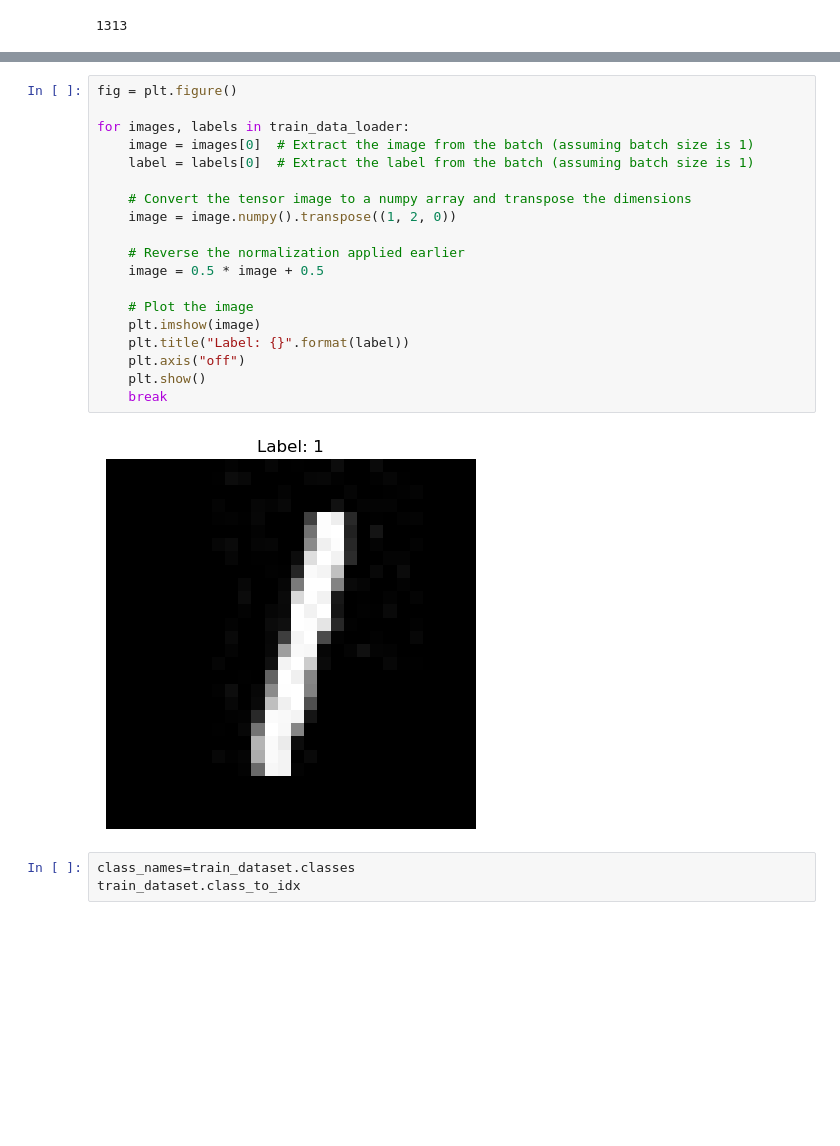
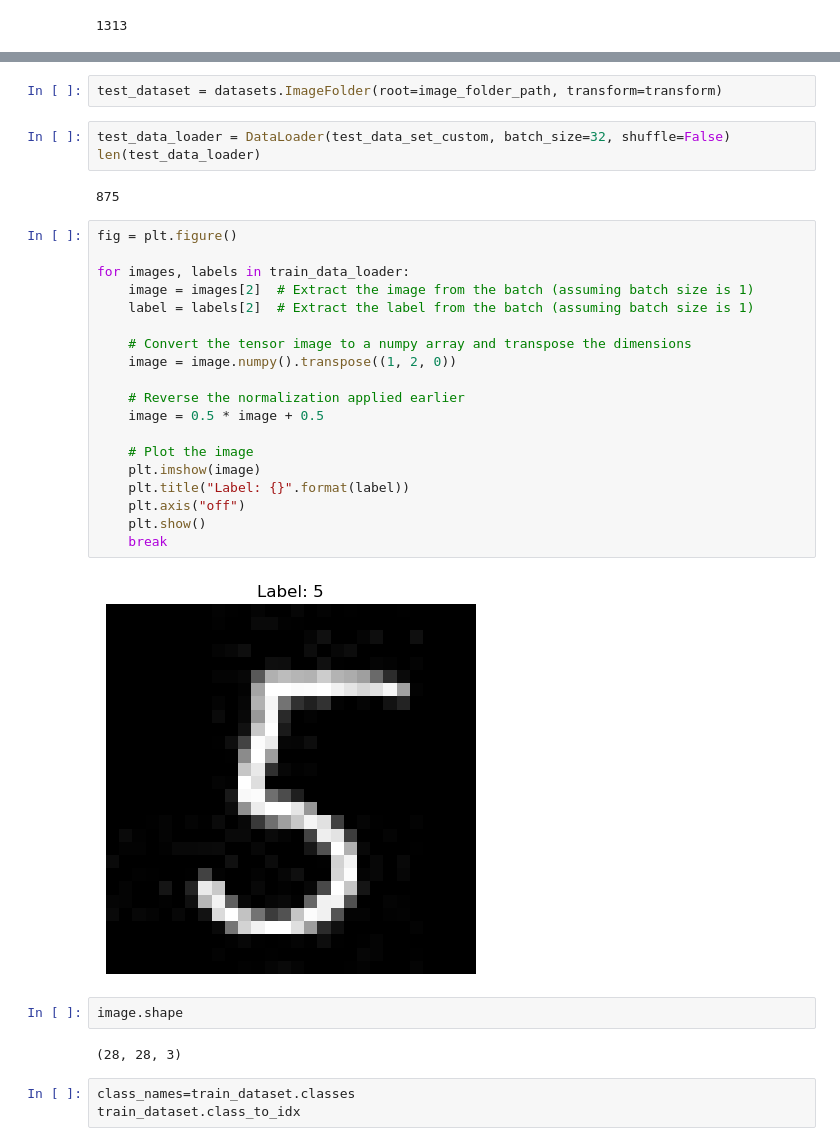
Before and after one commit to Hemanth-Thaluru/kaggle_competitions, a Jupyter notebook: Digit_Recogniser/mnist_pytorch.ipynb, the cells around one changed output, grey strips where cells are left out. Drawn from its saved outputs; the diff is of its cells as text; blank space fills up the shorter version.

Commit message:
trying to add test case for mnist

```diff
--- a/Digit_Recogniser/mnist_pytorch.ipynb
+++ b/Digit_Recogniser/mnist_pytorch.ipynb
@@ -35,24 +37,35 @@ len(test_data_loader)
+# %%
+test_dataset = datasets.ImageFolder(root=image_folder_path, transform=transform)
+# %%
+test_data_loader = DataLoader(test_data_set_custom, batch_size=32, shuffle=False)
+len(test_data_loader)
+# %% [output]
+875
 # %%
 fig = plt.figure()
 
 for images, labels in train_data_loader:
-    image = images[0]  # Extract the image from the batch (assuming batch size is 1)
-    label = labels[0]  # Extract the label from the batch (assuming batch size is 1)
+    image = images[2]  # Extract the image from the batch (assuming batch size is 1)
+    label = labels[2]  # Extract the label from the batch (assuming batch size is 1)
 
     # Convert the tensor image to a numpy array and transpose the dimensions
     image = image.numpy().transpose((1, 2, 0))
 
     # Reverse the normalization applied earlier
     image = 0.5 * image + 0.5
 
     # Plot the image
     plt.imshow(image)
     plt.title("Label: {}".format(label))
     plt.axis("off")
     plt.show()
     break
 # %% [output]
-[figure, old version]
+[figure, new version]
+# %%
+image.shape
+# %% [output]
+(28, 28, 3)
 # %%
 class_names=train_dataset.classes
 train_dataset.class_to_idx
```
Also changed, not shown: parts of 46 cells of this notebook, 4 other files.
